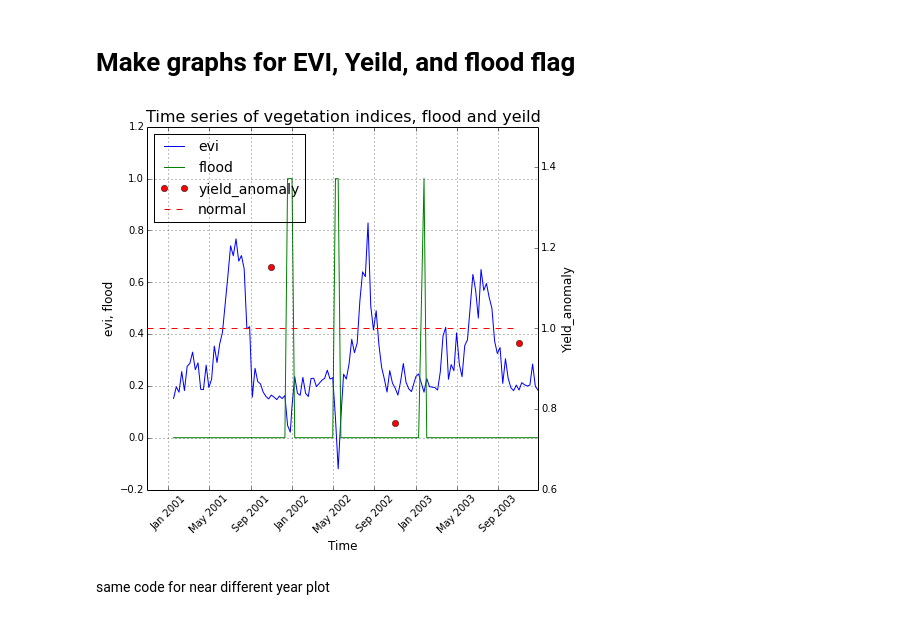
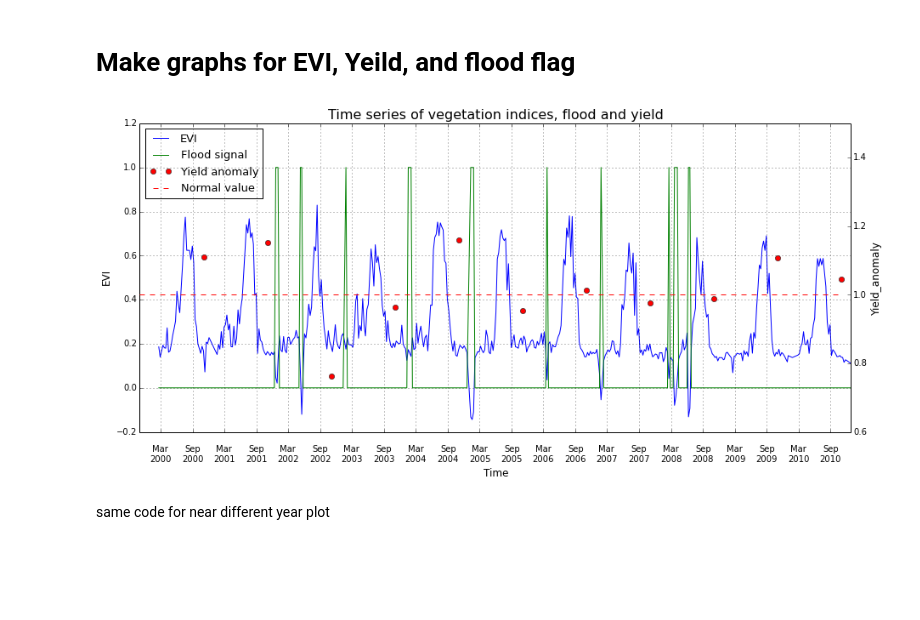
Before and after one commit to Fazi99/flood_assessment-, a Jupyter notebook: evi_yield_flood.ipynb, the cells around one changed output. Saved outputs shown, nothing was run; the diff lists cells and outputs as text; code cells hidden in the pictures; blank space fills up the shorter version.

```diff
--- a/evi_yield_flood.ipynb
+++ b/evi_yield_flood.ipynb
@@ -6,12 +6,14 @@ import pandas as pd
 import datetime
 from matplotlib import pyplot as plt
 import time as t
+import matplotlib.dates as matdates
+from matplotlib.ticker import MultipleLocator, FormatStrFormatter
 %matplotlib inline
 
 index_path= "/home/faizan/USA_data/index_output/all_year.csv"
 yeild_path= "/home/faizan/USA_data/index_output/US_far_yeild.csv"
 pic_path = "/home/faizan/USA_data/image_output/yeild_anomaly/"
-ti= "Time series of vegetation indices, flood and yeild "
+ti= "Time series of vegetation indices, flood and yield "
 
 CNTY = "US"
 LOC = "near"
@@ -26,7 +28,7 @@ if CNTY == "Pak":
 else:
     if LOC == "near":
         R = 83
-        A , B = 2000 , 2004
+        A , B = 1999 , 2011
     else:
         R = 63
         A , B = 1999 , 2011
@@ -74,43 +76,45 @@ for i in range (33,34):
         nor.append(1)
 
     if typ == 1:
         area="Water"
     elif typ == 2:
         area=  "Crop"
     elif typ == 3:
         area= "Flooded Crop"
     else:
         area = "Desert"
 
-    fig = plt.figure(figsize=(7,6.5))
+    fig = plt.figure(figsize=(15,6.5))
     ax = fig.add_subplot(111)
 
-    lns1 = ax.plot(time, evi, 'b', label = 'evi')
+    lns1 = ax.plot(time, evi, 'b', label = 'EVI')
     #lns2 = ax.plot(time, lswi, 'b', label = 'lswi')
     #lns3 = ax.plot(time, ndvi, 'c', label = 'ndvi')
-    lns4 = ax.plot(time, flood, 'g', label = 'flood')
+    lns4 = ax.plot(time, flood, 'g', label = 'Flood signal')
     ax2 = ax.twinx()
-    lns5 = ax2.plot(time2, yld , 'ro', label = 'yield_anomaly')
-    lns6 = ax2.plot(time1, nor , 'r--', label = 'normal')
+    lns5 = ax2.plot(time2, yld , 'ro', label = 'Yield anomaly')
+    lns6 = ax2.plot(time1, nor , 'r--', label = 'Normal value')
 
     # added these lines
     lns = lns1+lns4+lns5+lns6
     labs = [l.get_label() for l in lns]
-    ax.legend(lns, labs, loc=2, prop={'size':14})
+    ax.legend(lns, labs, loc=2, prop={'size':13})
     Title= ti
     ax.grid()
     ax.set_title(Title, fontsize=16)
     ax.set_xlabel("Time", fontsize=12)
-    ax.set_ylabel("evi, flood" ,fontsize=12)
+    ax.set_ylabel("EVI" ,fontsize=12)
     ax2.set_ylabel("Yield_anomaly", fontsize=12)
     ax2.set_ylim(0.6, 1.5)
     ax.set_ylim(-0.2,1.2)
-    for tick in ax.xaxis.get_major_ticks():
-                tick.label.set_fontsize(10)
-                tick.label.set_rotation(45)
+    ax.xaxis.set_major_locator(matdates.MonthLocator(interval=6))
+    ax.xaxis.set_major_formatter(matdates.DateFormatter('\n%b\n%Y'))
+    #for tick in ax.xaxis.get_minor_ticks():
+    #            tick.label.set_fontsize(10)
+    #           tick.label.set_rotation(45)
     pic= pic_path+"y1.png"
     #fig.savefig(pic)
 # %% [output]
-[figure, old version]
+[figure, new version]
 # %% [markdown]
 same code for near different year plot
```
Also changed, not shown: parts of 3 cells of this notebook.
